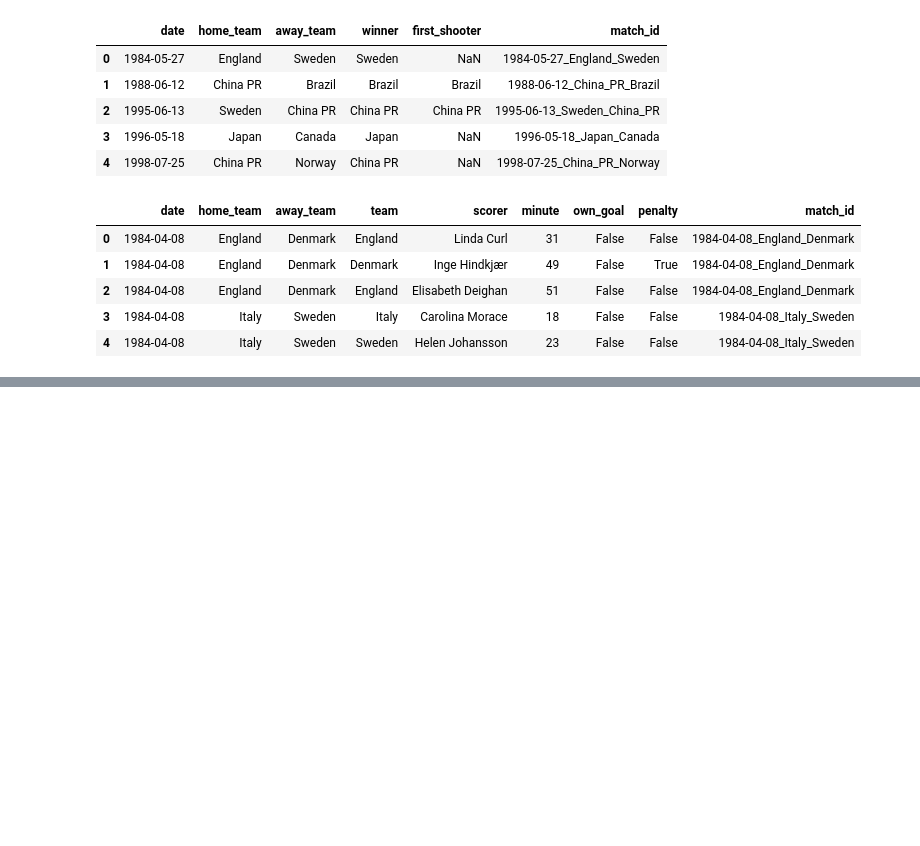
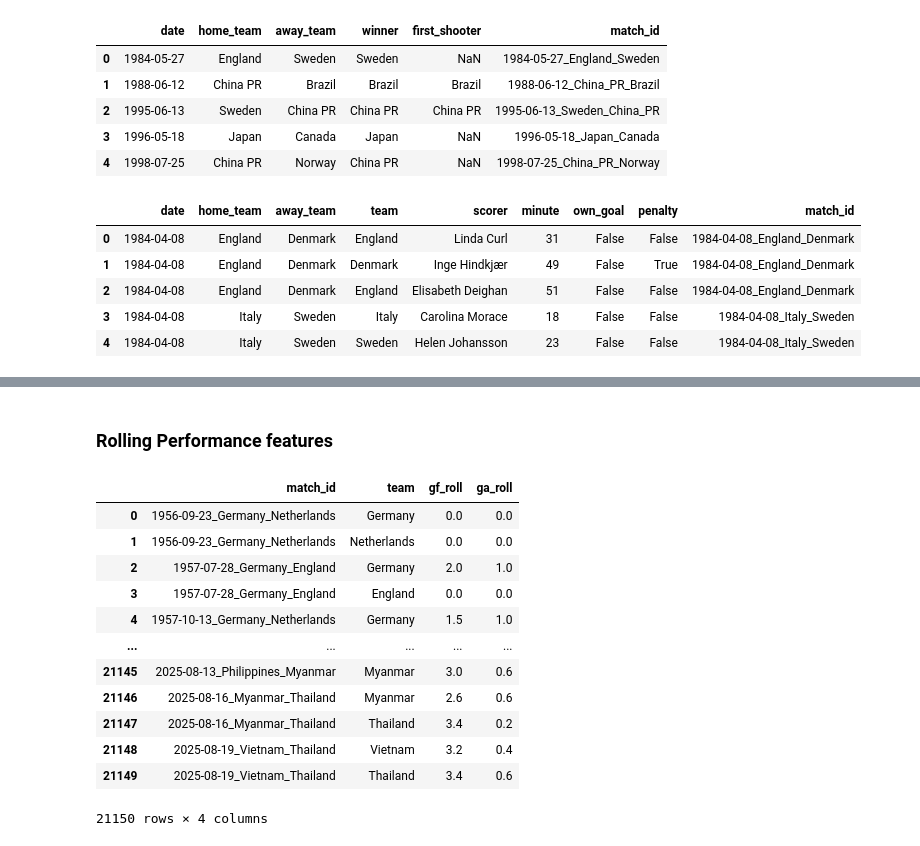
Before and after one commit to veronicadeleonh/womens-football, a Jupyter notebook: wf-feature-engineering.ipynb, the cells around one changed output, grey strips where cells are left out. Drawn from its saved outputs; the diff is of its cells as text; code cells hidden in the pictures; blank space fills up the shorter version.

```diff
--- a/wf-feature-engineering.ipynb
+++ b/wf-feature-engineering.ipynb
@@ -31,0 +108,58 @@ display(goalscorers_df.head())
+# %% [markdown]
+### Rolling Performance features
+# %%
+N = 5
+
+def rolling_team_stats(df, team_col, goals_for_col, goals_against_col, N):
+    stats = []
+    team_history = {}
+
+    for _, row in df.iterrows():
+        team_home = row['home_team']
+        team_away = row['away_team']
+        home_goals = row['home_score']
+        away_goals = row['away_score']
+
+        # Home team features
+        prev_home = team_history.get(team_home, [])
+        if prev_home:
+            gf = np.mean([x[0] for x in prev_home[-N:]])
+            ga = np.mean([x[1] for x in prev_home[-N:]])
+        else:
+            gf, ga = 0, 0
+        row_home = {'match_id': row['match_id'], 'team': team_home, 'gf_roll': gf, 'ga_roll': ga}
+        stats.append(row_home)
+
+        # Away team features
+        prev_away = team_history.get(team_away, [])
+        if prev_away:
+            gf = np.mean([x[0] for x in prev_away[-N:]])
+            ga = np.mean([x[1] for x in prev_away[-N:]])
+        else:
+            gf, ga = 0, 0
+        row_away = {'match_id': row['match_id'], 'team': team_away, 'gf_roll': gf, 'ga_roll': ga}
+        stats.append(row_away)
+
+        # Update history
+        team_history.setdefault(team_home, []).append((home_goals, away_goals))
+        team_history.setdefault(team_away, []).append((away_goals, home_goals))
+
+    return pd.DataFrame(stats)
+
+rolling_stats = rolling_team_stats(results_df, 'team', 'gf_roll', 'ga_roll', N)
+
+display(rolling_stats)
+# %% [output]
+|  | match_id | team | gf_roll | ga_roll |
+| 0 | 1956-09-23_Germany_Netherlands | Germany | 0.0 | 0.0 |
+| 1 | 1956-09-23_Germany_Netherlands | Netherlands | 0.0 | 0.0 |
+| 2 | 1957-07-28_Germany_England | Germany | 2.0 | 1.0 |
+| 3 | 1957-07-28_Germany_England | England | 0.0 | 0.0 |
+| 4 | 1957-10-13_Germany_Netherlands | Germany | 1.5 | 1.0 |
+| ... | ... | ... | ... | ... |
+| 21145 | 2025-08-13_Philippines_Myanmar | Myanmar | 3.0 | 0.6 |
+| 21146 | 2025-08-16_Myanmar_Thailand | Myanmar | 2.6 | 0.6 |
+| 21147 | 2025-08-16_Myanmar_Thailand | Thailand | 3.4 | 0.2 |
+| 21148 | 2025-08-19_Vietnam_Thailand | Vietnam | 3.2 | 0.4 |
+| 21149 | 2025-08-19_Vietnam_Thailand | Thailand | 3.4 | 0.6 |
+21150 rows × 4 columns
```
Also changed, not shown: parts of 5 cells of this notebook, 5 other files.
